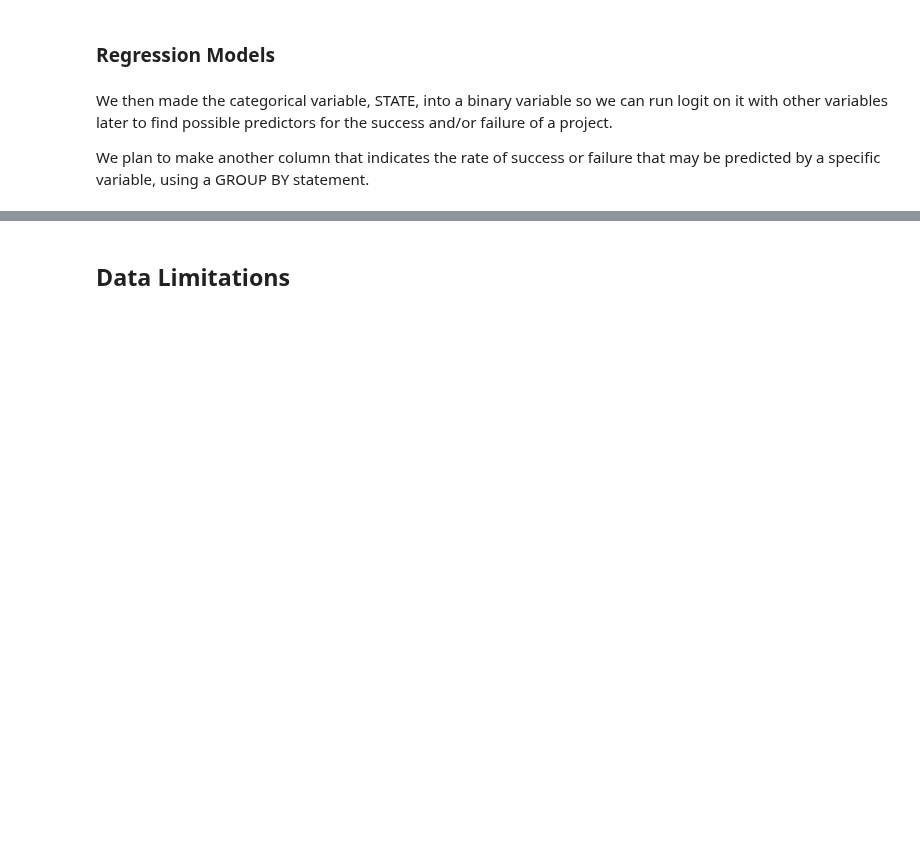
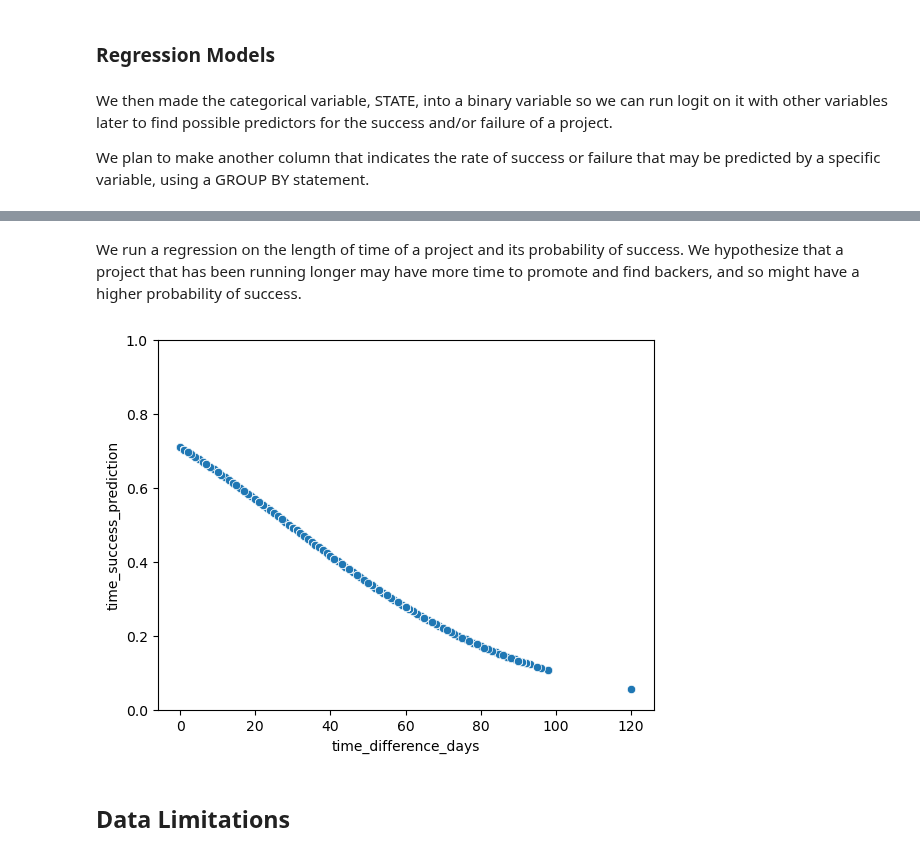
Before and after one commit to catherine-fang-git/kickstarter_project_success_info2950, a Jupyter notebook: INFO2950_Phase2.ipynb, the cells around one changed output, grey strips where cells are left out. Drawn from its saved outputs; the diff is of its cells as text; code cells hidden in the pictures; blank space fills up the shorter version.

```diff
--- a/INFO2950_Phase2.ipynb
+++ b/INFO2950_Phase2.ipynb
@@ -344,3 +332,17 @@ downward prediction of category on success - high numbered categories have lower
+# %% [markdown]
+We run a regression on the length of time of a project and its probability of success. We hypothesize that a project that has been running longer may have more time to promote and find backers, and so might have a higher probability of success.
+# %%
+X1 = pd.DataFrame(clean_data["time_difference_days"])
+y1 = pd.Series(clean_data["STATE"])
+time_model = LogisticRegression().fit(X1,y1)
+time_prediction = time_model.predict_proba(X1)
+time_success = time_prediction[:,1]
+clean_data["time_success_prediction"] = time_success
+sns.scatterplot(clean_data, x = "time_difference_days", y = "time_success_prediction")
+plt.ylim(0,1)
+plt.show()
+# %% [output]
+[figure, added]
 # %% [markdown]
 ## **Data Limitations**
 # %% [markdown]
```
Also changed, not shown: parts of 20 cells of this notebook.
